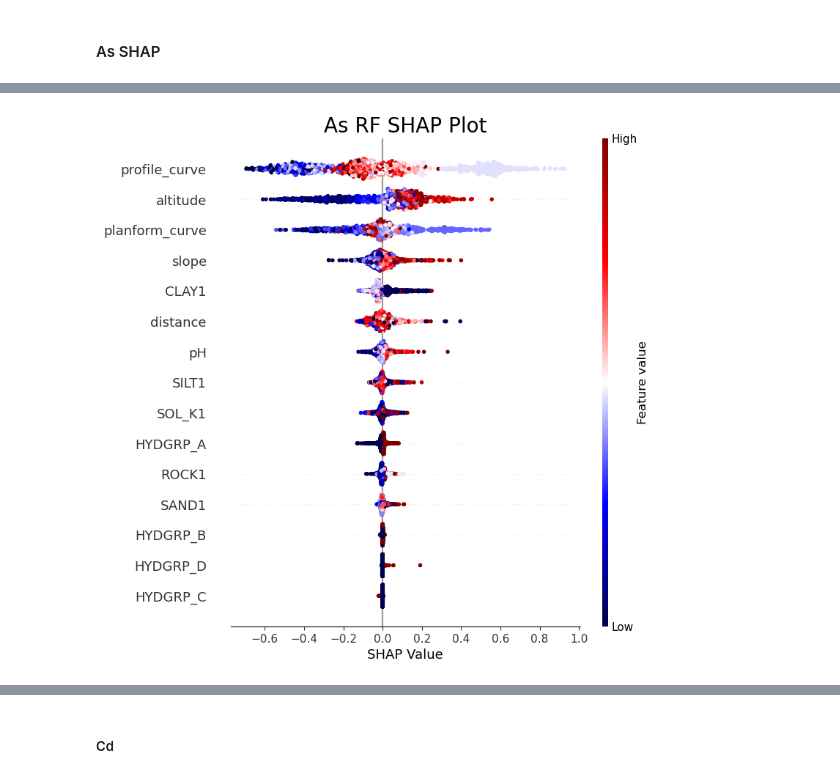
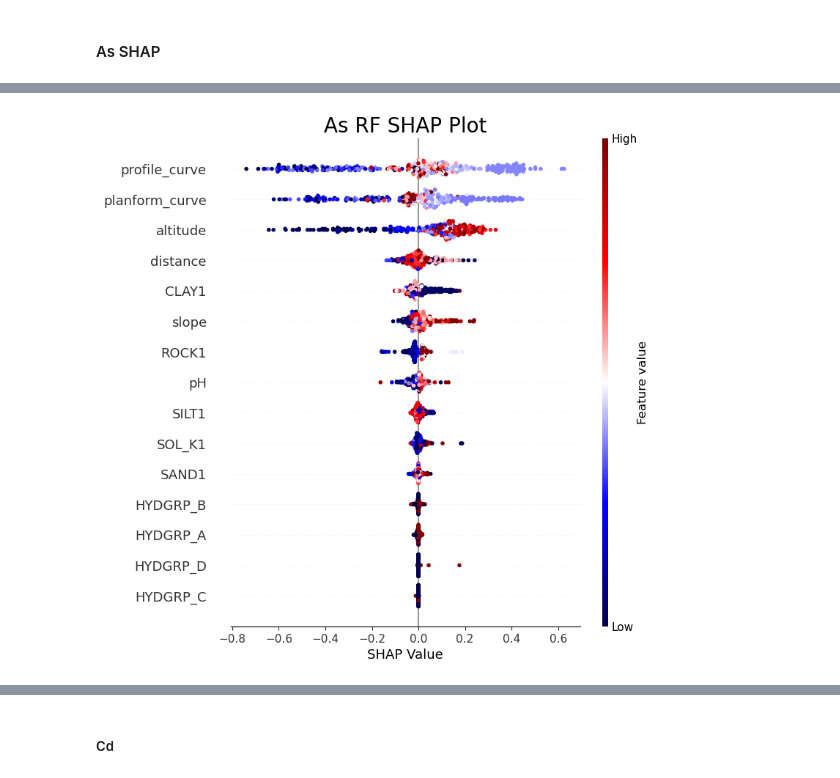
Before and after one commit to jyssys/graduation-thesis, a Jupyter notebook: new model/model_shap.ipynb, the cells around one changed output, grey strips where cells are left out. Drawn from its saved outputs; the diff is of its cells as text; code cells hidden in the pictures.

```diff
--- a/new model/model_shap.ipynb
+++ b/new model/model_shap.ipynb
@@ -286,21 +286,21 @@ DeepExplainer() : deep learning model
 '''
 
 As_RF_explainer = shap.TreeExplainer(As_rf)
-As_RF_shap_values = As_RF_explainer.shap_values(As_X_train)
+As_RF_shap_values = As_RF_explainer.shap_values(As_X_test)
 # %% [output]
 [interactive output not drawn]
 # %%
 fig = plt.figure(figsize=(16,16))
 fig.set_facecolor('white')
 ax = fig.add_subplot()
 
-shap.summary_plot(As_RF_shap_values, As_X_train, cmap='seismic', feature_names = features, show = False)
+shap.summary_plot(As_RF_shap_values, As_X_test, cmap='seismic', feature_names = features, show = False)
 
 ax.set_xlabel('SHAP Value')
 ax.set_title('As RF SHAP Plot', fontsize=20)
 plt.show()
 # %% [output]
-[figure, old version]
+[figure, new version]
 # %%
 # GBM
 shap.initjs()
```
Also changed, not shown: parts of 20 cells of this notebook.
